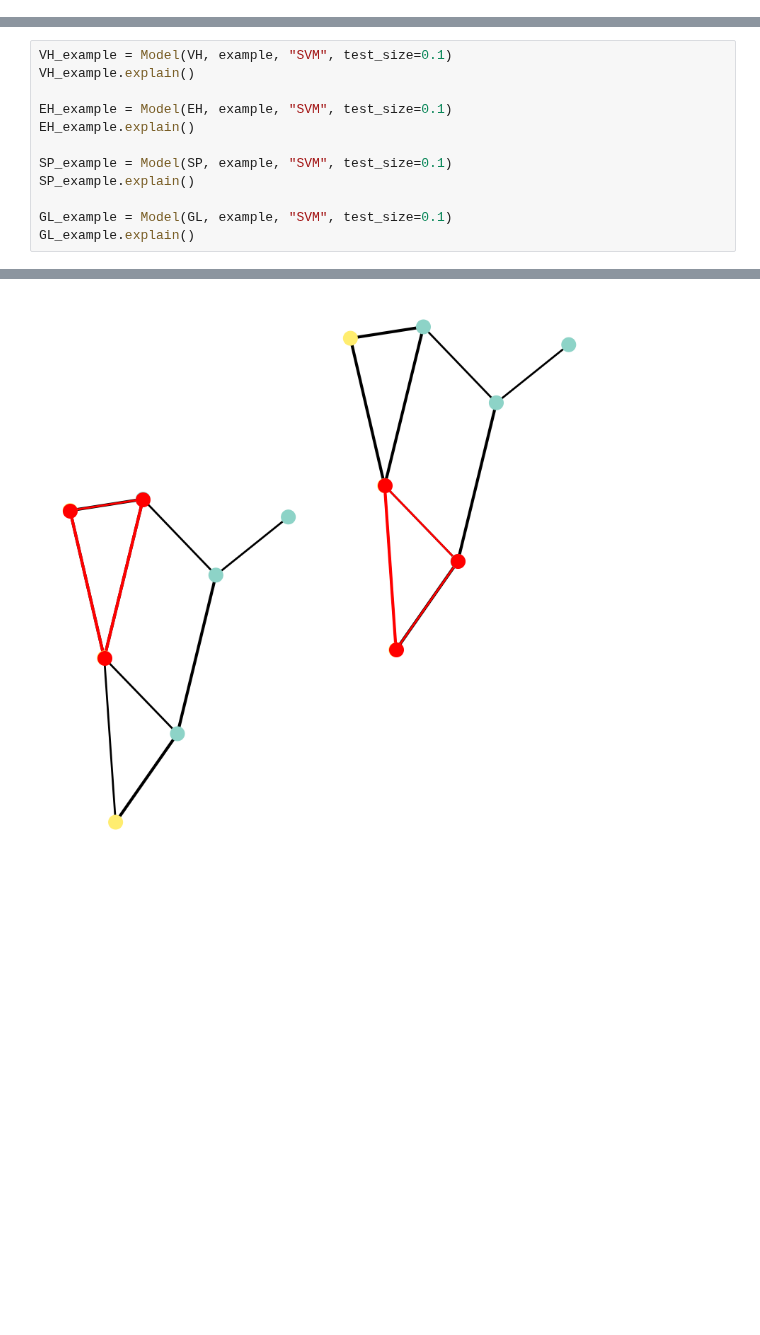
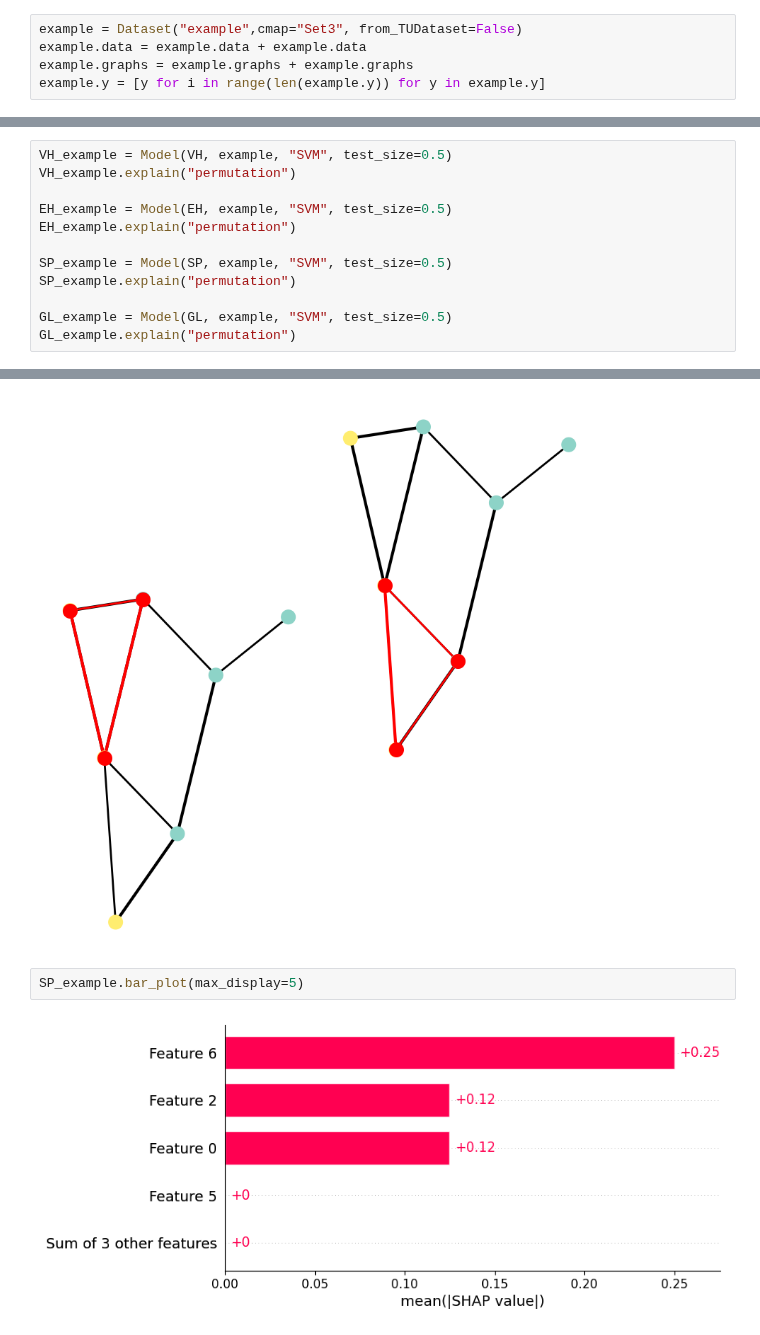
Before and after one commit to congrendai/MSc_Individual_Project, a Jupyter notebook: background.ipynb, the cells around one changed output, grey strips where cells are left out. Drawn from its saved outputs; the diff is of its cells as text; blank space fills up the shorter version.

```diff
--- a/background.ipynb
+++ b/background.ipynb
@@ -7,3 +5,8 @@ example = Dataset("example",cmap="Set3", from_TUDataset=False)
+# %%
+example = Dataset("example",cmap="Set3", from_TUDataset=False)
+example.data = example.data + example.data
+example.graphs = example.graphs + example.graphs
+example.y = [y for i in range(len(example.y)) for y in example.y]
 # %%
 example.plot_graph(0, node_size=200)
 # %% [output]
@@ -23,17 +26,17 @@ EH = EdgeHistogram()
 SP = ShortestPath()
 GL = Graphlet(k=3, connected=False)
 # %%
-VH_example = Model(VH, example, "SVM", test_size=0.1)
-VH_example.explain()
+VH_example = Model(VH, example, "SVM", test_size=0.5)
+VH_example.explain("permutation")
 
-EH_example = Model(EH, example, "SVM", test_size=0.1)
-EH_example.explain()
+EH_example = Model(EH, example, "SVM", test_size=0.5)
+EH_example.explain("permutation")
 
-SP_example = Model(SP, example, "SVM", test_size=0.1)
-SP_example.explain()
+SP_example = Model(SP, example, "SVM", test_size=0.5)
+SP_example.explain("permutation")
 
-GL_example = Model(GL, example, "SVM", test_size=0.1)
-GL_example.explain()
+GL_example = Model(GL, example, "SVM", test_size=0.5)
+GL_example.explain("permutation")
 # %%
 print(VH_example.kernel.attributes)
 print(VH_example.kernel.X[0])
@@ -100,3 +103,7 @@ GL_example.highlight_features(1, 3, node_size=200)
 # %% [output]
 [figure]
 [figure]
+# %%
+SP_example.bar_plot(max_display=5)
+# %% [output]
+[figure, added]
```
Also changed, not shown: parts of 5 cells of this notebook, 8 other files.
